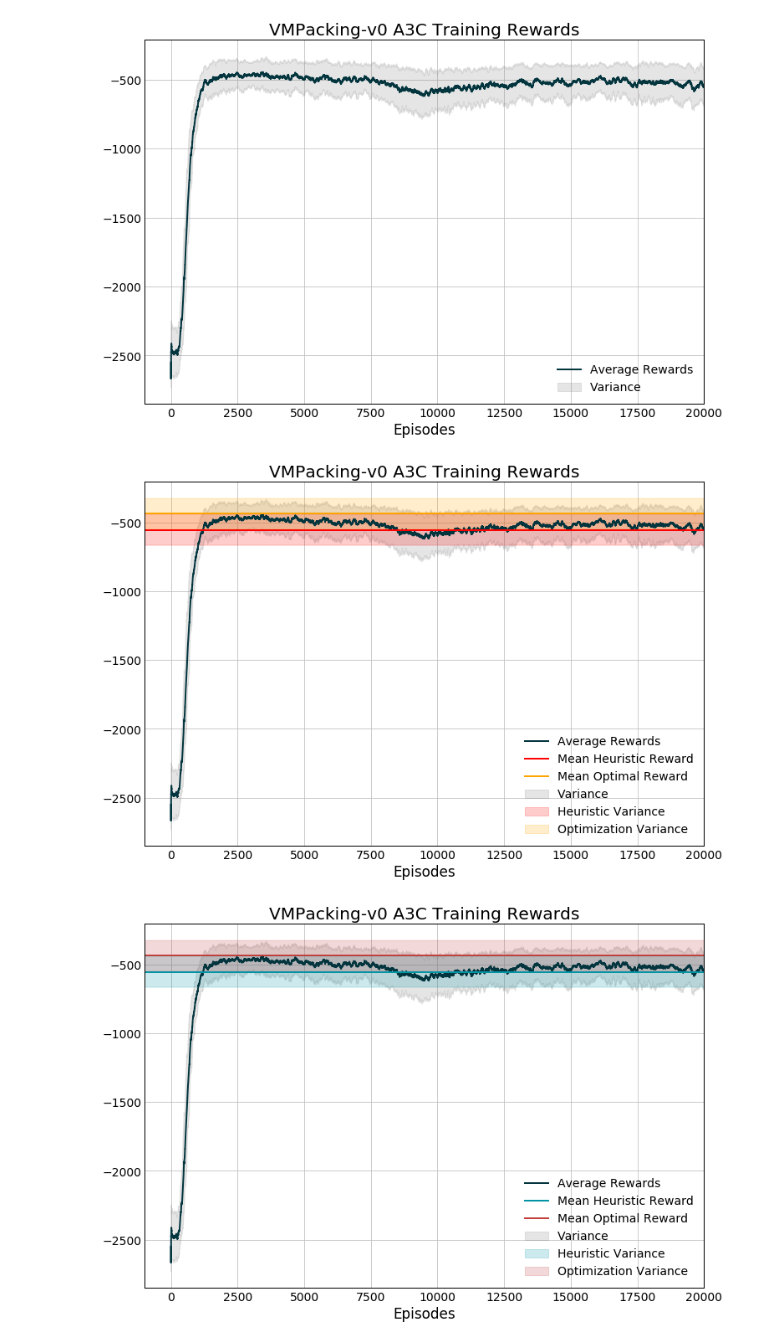
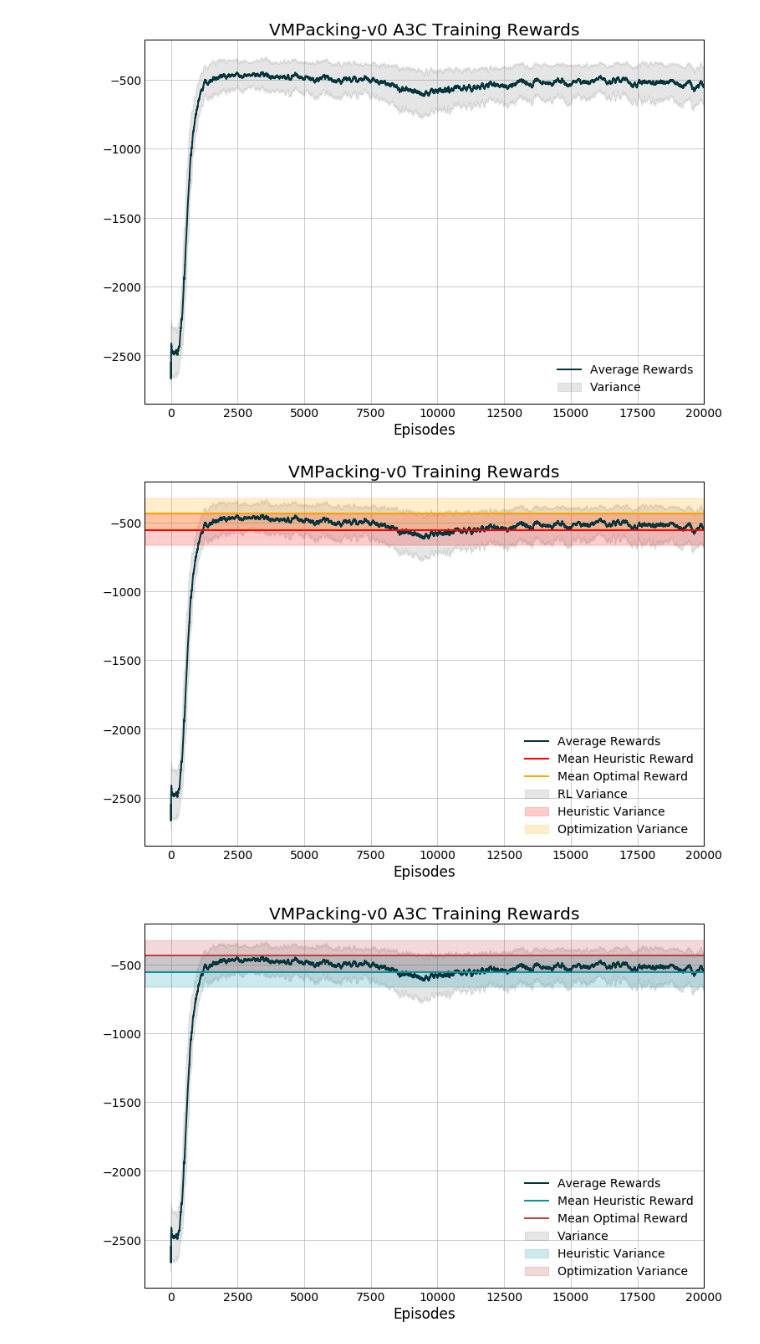
Before and after one commit to hubbs5/or-gym, a Jupyter notebook: notebooks/training_curves.ipynb, the cells around one changed output. Saved outputs shown, nothing was run; the diff lists cells and outputs as text; code cells hidden in the pictures.

```diff
--- a/notebooks/training_curves.ipynb
+++ b/notebooks/training_curves.ipynb
@@ -121,31 +121,31 @@ plt.show()
 # %%
 x_min = -1000
 x_max = 20000
 opt_mean = -438.8
 opt_var = 111
 heur_mean = -556.2
 heur_var = 111.2
 
 plt.figure(figsize=(12,8))
 plt.plot(mean_vals, label='Average Rewards')
 plt.fill_between(np.arange(mean_vals.shape[0]), fill_min, fill_max,
-                 color='gray', alpha=0.2, label='Variance')
+                 color='gray', alpha=0.2, label='RL Variance')
 
 plt.axhline(xmin=0, xmax=x_max, y=heur_mean, color='r', label='Mean Heuristic Reward')
 plt.fill_between(np.arange(x_min, mean_vals.shape[0]), heur_mean-heur_var,
                  heur_mean+heur_var, color='r', alpha=0.2, label='Heuristic Variance')
 
 plt.axhline(xmin=0, xmax=x_max, y=opt_mean, color='orange', label='Mean Optimal Reward')
 plt.fill_between(np.arange(x_min, mean_vals.shape[0]), opt_mean-opt_var,
                  opt_mean+opt_var, color='orange', alpha=0.2, label='Optimization Variance')
 
-plt.title('VMPacking-v0 A3C Training Rewards')
+plt.title('VMPacking-v0 Training Rewards')
 plt.legend()
 plt.xlabel('Episodes')
 plt.xlim([x_min, x_max])
 plt.show()
 # %% [output]
-[figure, old version]
+[figure, new version]
 # %%
 x_min = -1000
 x_max = 20000
```
Also changed, not shown: parts of 12 cells of this notebook, 16 other files.
